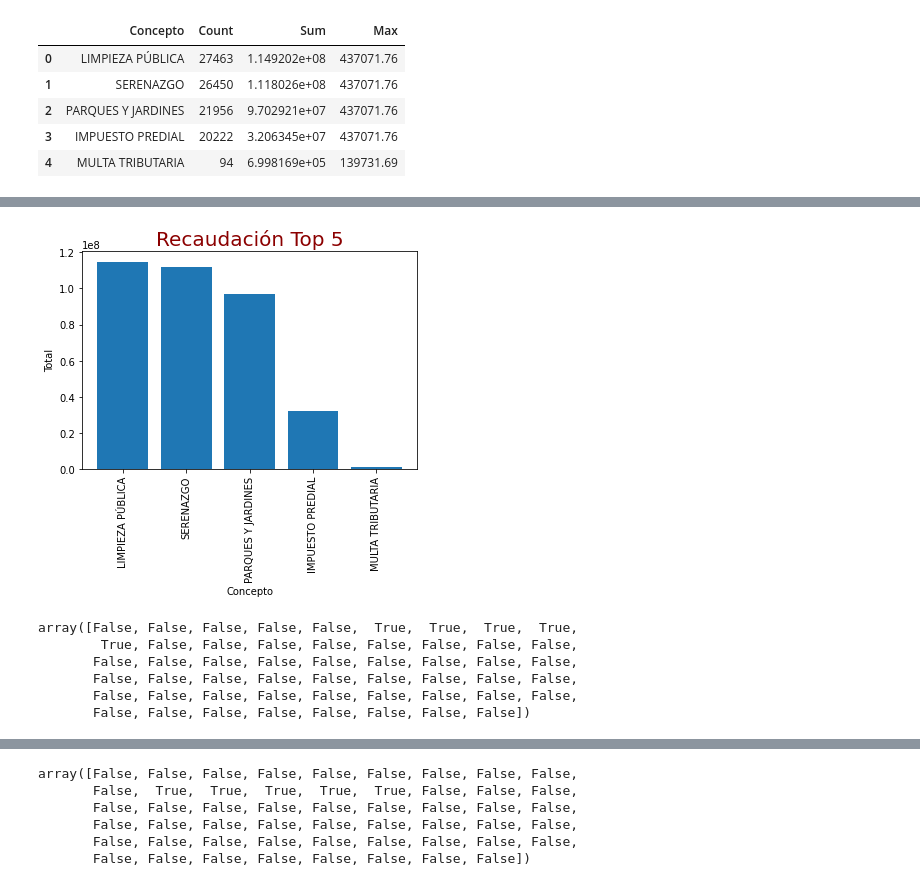
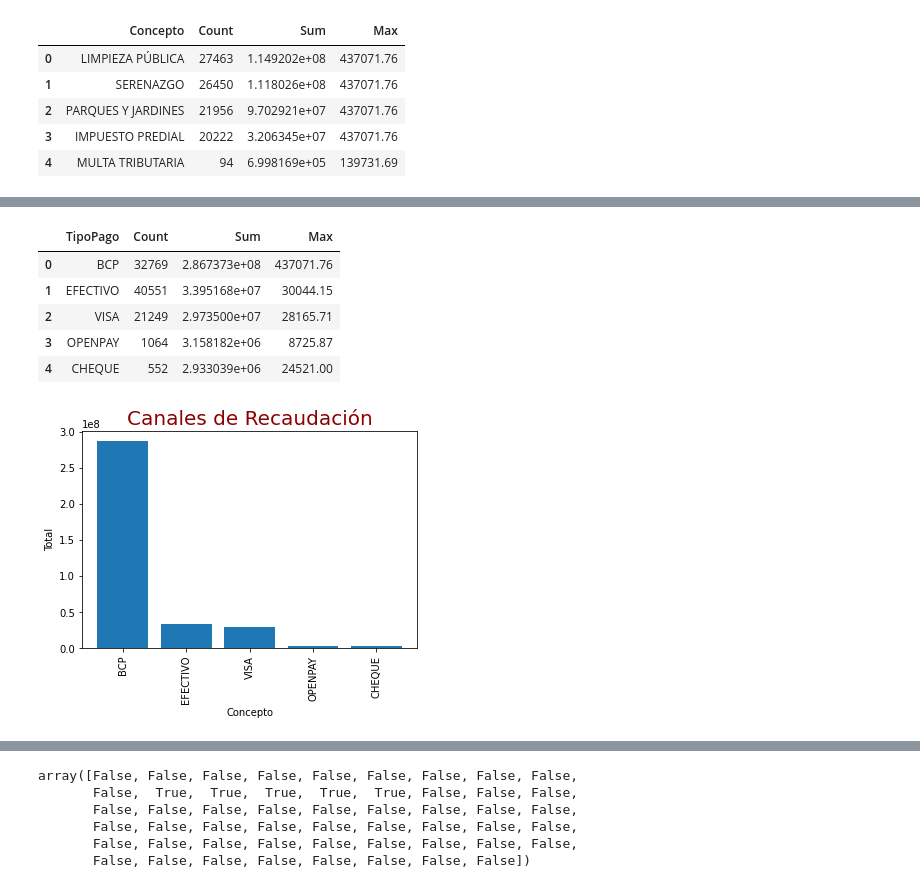
Before and after one commit to CVilaNet/RecaudacionMDP2022, a Jupyter notebook: RecaudacionMDP.ipynb, the cells around one changed output, grey strips where cells are left out. Saved outputs shown, nothing was run; the diff lists cells and outputs as text; code cells hidden in the pictures.

```diff
--- a/RecaudacionMDP.ipynb
+++ b/RecaudacionMDP.ipynb
@@ -147,0 +318,4 @@ dataConteptoSortBySum[rango]
+# %%
+condicion = "(CONCEPTO == 'LIMPIEZA PÚBLICA') | (CONCEPTO == 'SERENAZGO') | (CONCEPTO == 'PARQUES Y JARDINES') | (CONCEPTO == 'IMPUESTO PREDIAL') | (CONCEPTO == 'MULTA TRIBUTARIA')"
+dataTop5Concepto = df.query(condicion)
+dataTop5Concepto[col_interes].head()
@@ -148,34 +329,42 @@ dataConteptoSortBySum[rango]
+# %%
+from tables import index
+
+dataTipoPagoTop5 = dataTop5Concepto.groupby(['TIPOPAGO']).agg({'TIPOPAGO':'count', 'TOTALCOBRADO':['sum', 'max']})
+dataTipoPagoTop5 = dataTipoPagoTop5.reset_index()
+
+headers = ['TipoPago', 'Count', 'Sum', 'Max']
+dataTipoPagoTop5.columns = headers
+
+dataTipoPagoTop5SortBySum = dataTipoPagoTop5.sort_values(by=['Sum'], ascending=False).reset_index().drop(['index'], axis=1)
+dataTipoPagoTop5SortBySum
+# %% [output]
+|  | TipoPago | Count | Sum | Max |
+| 0 | BCP | 32769 | 2.867373e+08 | 437071.76 |
+| 1 | EFECTIVO | 40551 | 3.395168e+07 | 30044.15 |
+| 2 | VISA | 21249 | 2.973500e+07 | 28165.71 |
+| 3 | OPENPAY | 1064 | 3.158182e+06 | 8725.87 |
+| 4 | CHEQUE | 552 | 2.933039e+06 | 24521.00 |
 # %%
 import matplotlib.pyplot as plt
 
-x = dataConteptoSortBySum[rango].Concepto.tolist()
-y = dataConteptoSortBySum[rango].Sum.tolist()
+x = dataTipoPagoTop5SortBySum.TipoPago.tolist()
+y = dataTipoPagoTop5SortBySum.Sum.tolist()
 
 # customized dict for our title
 font = {'family': 'sans-serif',
         'color':  'darkred',
         'weight': 'normal',
         'size': 20,
         }
 
-plt.title('Recaudación Top 5', fontdict=font)
+plt.title('Canales de Recaudación', fontdict=font)
 plt.xlabel('Concepto')
 plt.ylabel('Total')
 
 # Rotating X-axis labels
 plt.xticks(rotation = 90)
 
 plt.bar(x, y)
 plt.show()
 # %% [output]
-[figure, old version]
+[figure, new version]
-# %%
-rango = (dataConteptoSortBySum.index>=5)&(dataConteptoSortBySum.index<10)
-rango
-# %% [output]
-array([False, False, False, False, False,  True,  True,  True,  True,
-        True, False, False, False, False, False, False, False, False,
-       False, False, False, False, False, False, False, False, False,
-       False, False, False, False, False, False, False, False, False,
-       False, False, False, False, False, False, False, False, False,
-       False, False, False, False, False, False, False, False])
```
Also changed, not shown: parts of 21 cells of this notebook.
